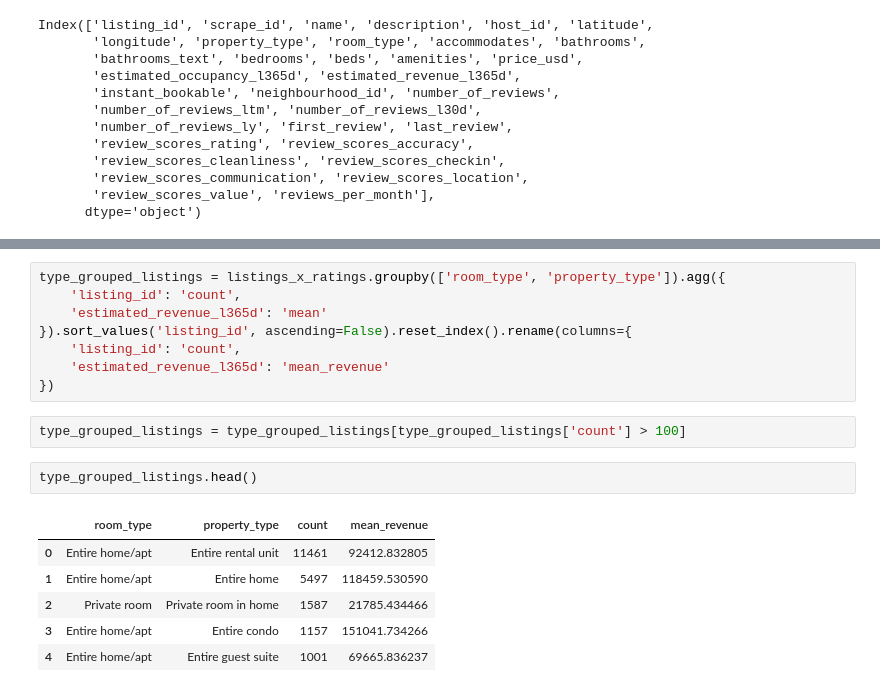
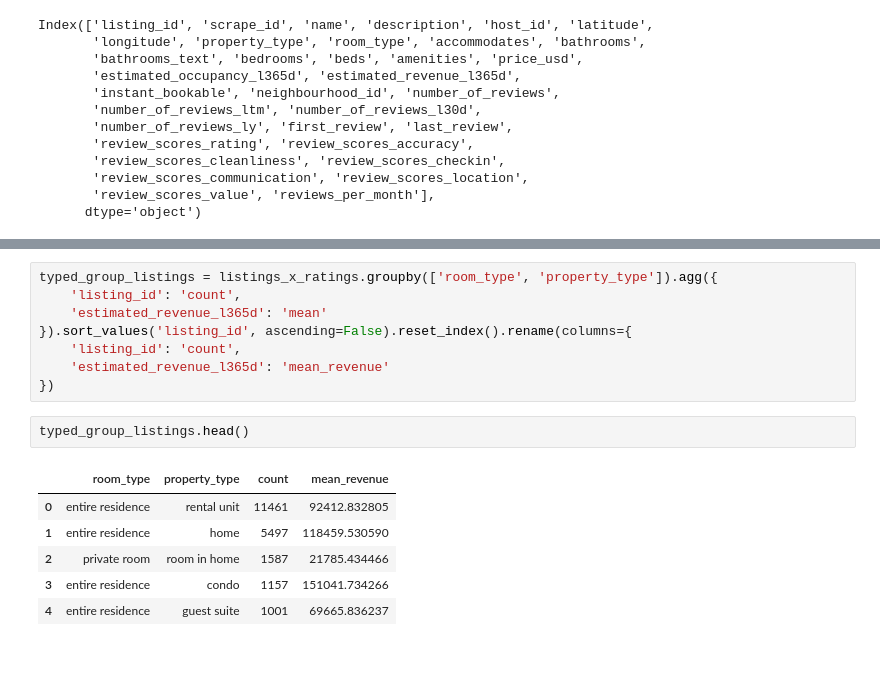
Before and after one commit to xuzmocode4-325/airbnb-dash, a Jupyter notebook: dashboard-visuals.ipynb, the cells around one changed output, grey strips where cells are left out. Cells and saved outputs as stored; diff of their text form; blank space fills up the shorter version.

```diff
--- a/dashboard-visuals.ipynb
+++ b/dashboard-visuals.ipynb
@@ -286,22 +288,20 @@ listings_x_ratings[['listing_id', 'neighbourhood_id', 'property_type', 'room_typ
-# %%
-type_grouped_listings = listings_x_ratings.groupby(['room_type', 'property_type']).agg({
-    'listing_id': 'count',
-    'estimated_revenue_l365d': 'mean'
-}).sort_values('listing_id', ascending=False).reset_index().rename(columns={
-    'listing_id': 'count',
-    'estimated_revenue_l365d': 'mean_revenue'
-})
-# %%
-type_grouped_listings = type_grouped_listings[type_grouped_listings['count'] > 100]
+# %%
+typed_group_listings = listings_x_ratings.groupby(['room_type', 'property_type']).agg({
+    'listing_id': 'count',
+    'estimated_revenue_l365d': 'mean'
+}).sort_values('listing_id', ascending=False).reset_index().rename(columns={
+    'listing_id': 'count',
+    'estimated_revenue_l365d': 'mean_revenue'
+})
 # %%
-type_grouped_listings.head()
+typed_group_listings.head()
 # %% [output]
 |  | room_type | property_type | count | mean_revenue |
-| 0 | Entire home/apt | Entire rental unit | 11461 | 92412.832805 |
-| 1 | Entire home/apt | Entire home | 5497 | 118459.530590 |
-| 2 | Private room | Private room in home | 1587 | 21785.434466 |
-| 3 | Entire home/apt | Entire condo | 1157 | 151041.734266 |
-| 4 | Entire home/apt | Entire guest suite | 1001 | 69665.836237 |
+| 0 | entire residence | rental unit | 11461 | 92412.832805 |
+| 1 | entire residence | home | 5497 | 118459.530590 |
+| 2 | private room | room in home | 1587 | 21785.434466 |
+| 3 | entire residence | condo | 1157 | 151041.734266 |
+| 4 | entire residence | guest suite | 1001 | 69665.836237 |
 # %%
 import plotly.express as px
 import pandas as pd
```
Also changed, not shown: parts of 22 cells of this notebook, 21 other files.
